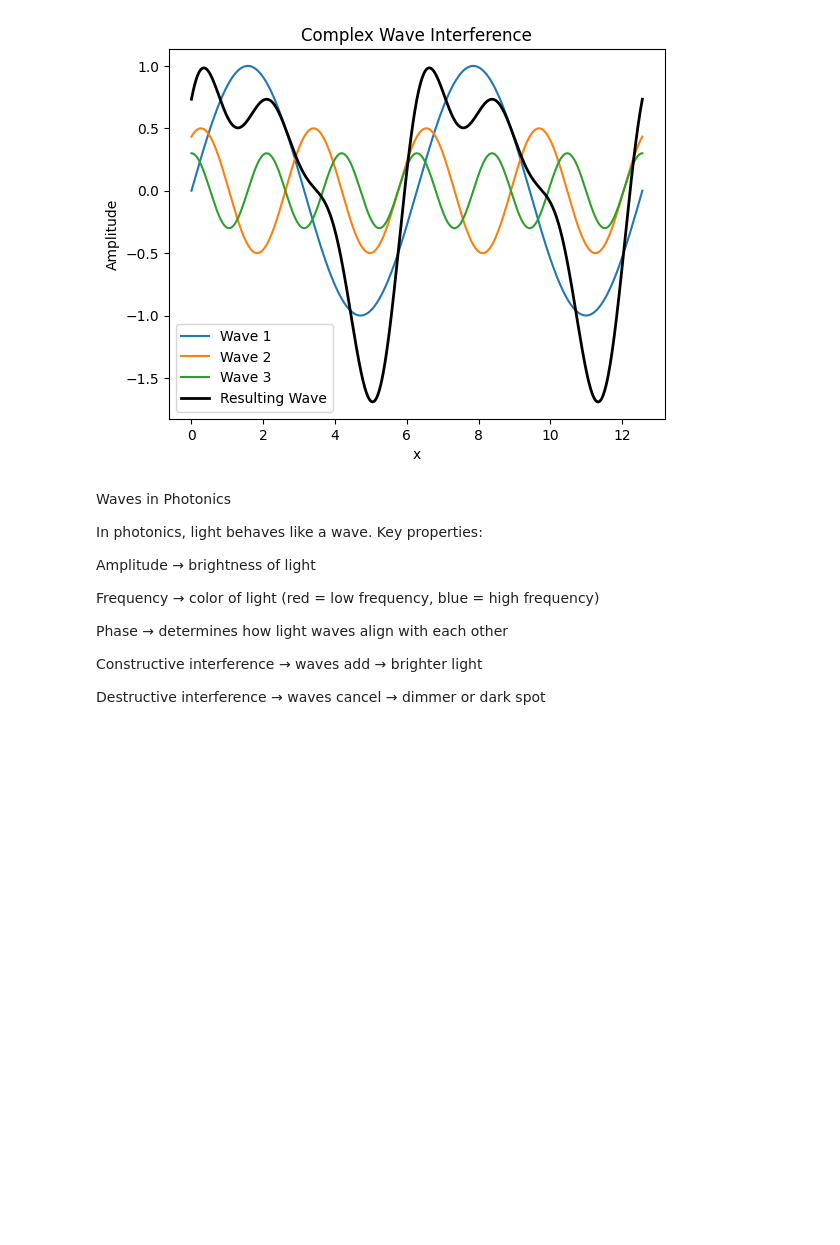
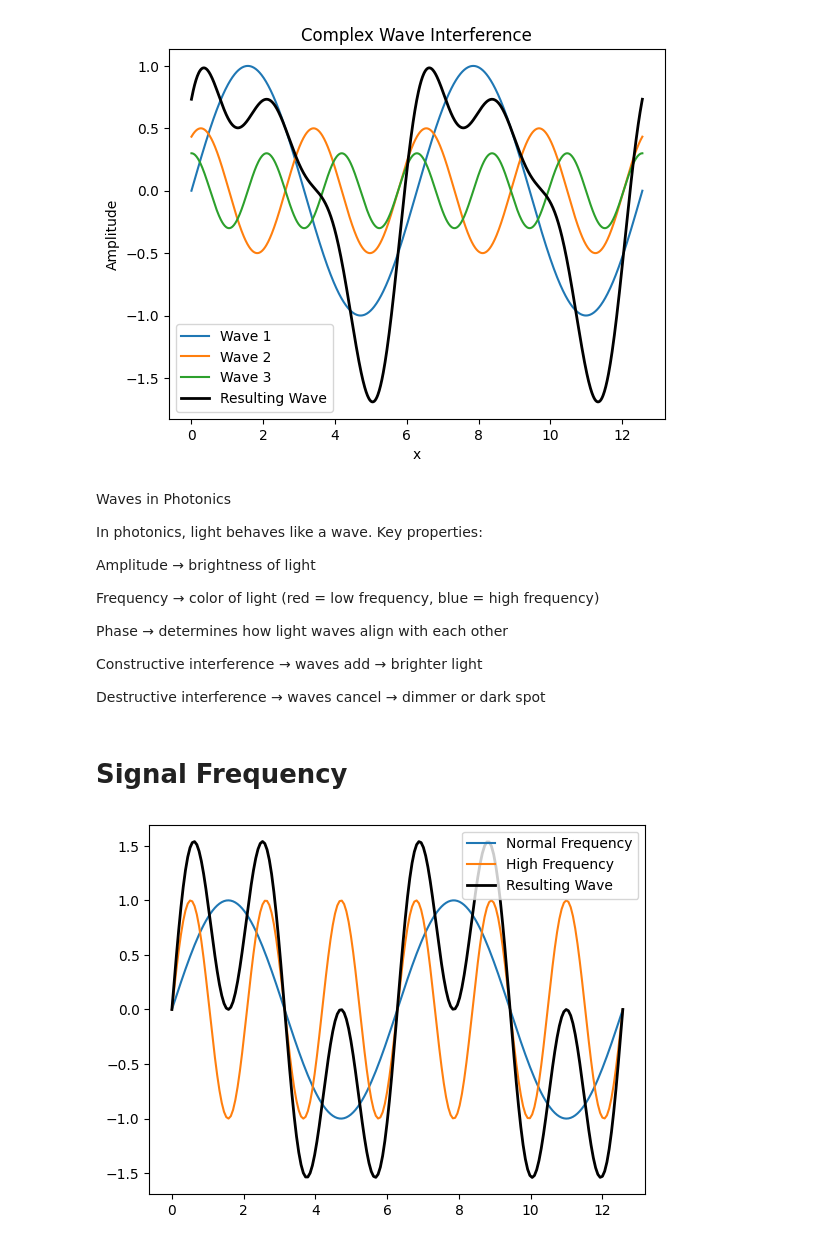
Before and after one commit to ShifaRabbani/Photonics, a Jupyter notebook: numpy.ipynb, the cells around one changed output. Drawn from its saved outputs; the diff is of its cells as text; code cells hidden in the pictures; blank space fills up the shorter version.

Commit message:
Add new graphs

```diff
--- a/numpy.ipynb
+++ b/numpy.ipynb
@@ -297,3 +297,23 @@ Phase → determines how light waves align with each other
 Constructive interference → waves add → brighter light
 
 Destructive interference → waves cancel → dimmer or dark spot
+# %% [markdown]
+# Signal Frequency
+# %%
+import numpy as np
+import matplotlib.pyplot as plt
+
+x = np.linspace(0, 4*np.pi, 200)
+
+y1 = np.sin(x)        # normal frequency
+y2 = np.sin(3*x)      # higher frequency
+combine = y1 + y2
+
+plt.plot(x, y1, label="Normal Frequency")
+plt.plot(x, y2, label="High Frequency")
+plt.plot(x, combine, label="Resulting Wave", color="black", linewidth=2)
+
+plt.legend()
+plt.show()
+# %% [output]
+[figure, added]
```
Also changed, not shown: parts of 8 cells of this notebook.
